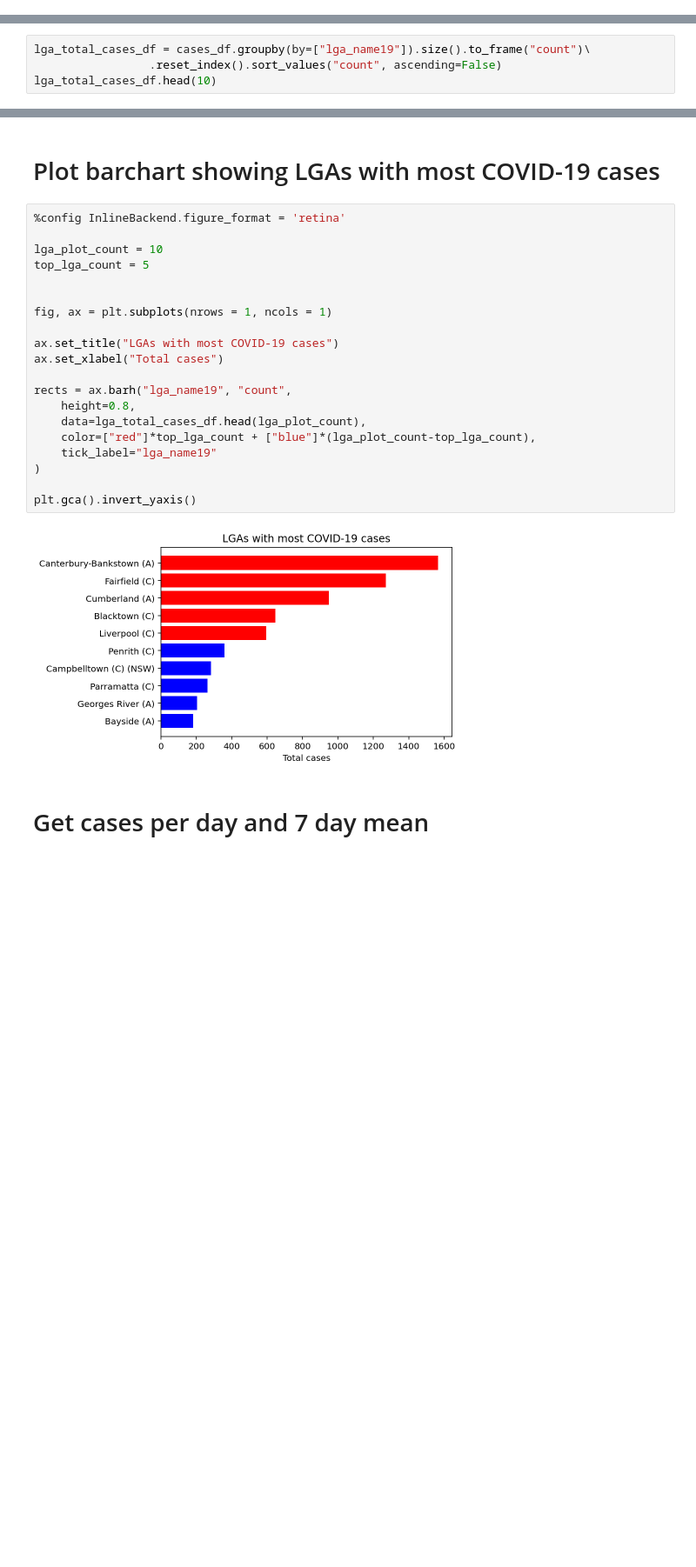
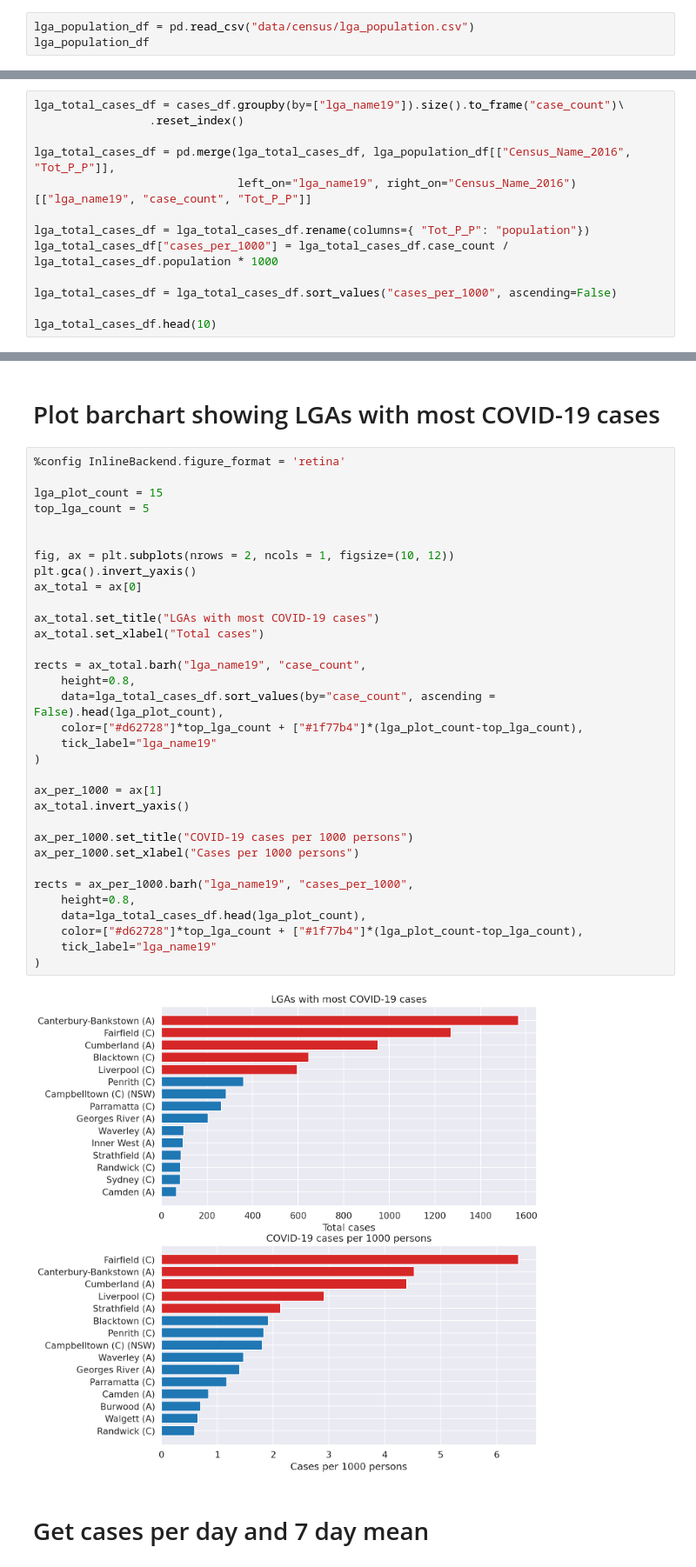
Before and after one commit to maxim75/data-visualization, a Jupyter notebook: notebooks/COVID_data_1.ipynb, the cells around one changed output, grey strips where cells are left out. Shown at 87% size. Drawn from its saved outputs; the diff is of its cells as text; blank space fills up the shorter version.

Commit message:
COVID data part 2

```diff
--- a/notebooks/COVID_data_1.ipynb
+++ b/notebooks/COVID_data_1.ipynb
@@ -28,0 +31,3 @@ cases_df = cases_df[(cases_df.notification_date >= start_date) & (cases_df.notif
+# %%
+lga_population_df = pd.read_csv("data/census/lga_population.csv")
+lga_population_df
@@ -29,7 +48,16 @@ cases_df = cases_df[(cases_df.notification_date >= start_date) & (cases_df.notif
 # %% [markdown]
 # Find LGAs with most number of cases
 # %%
-lga_total_cases_df = cases_df.groupby(by=["lga_name19"]).size().to_frame("count")\
-                 .reset_index().sort_values("count", ascending=False)
+lga_total_cases_df = cases_df.groupby(by=["lga_name19"]).size().to_frame("case_count")\
+                 .reset_index()
+
+lga_total_cases_df = pd.merge(lga_total_cases_df, lga_population_df[["Census_Name_2016", "Tot_P_P"]],
+                              left_on="lga_name19", right_on="Census_Name_2016")[["lga_name19", "case_count", "Tot_P_P"]]
+
+lga_total_cases_df = lga_total_cases_df.rename(columns={ "Tot_P_P": "population"})
+lga_total_cases_df["cases_per_1000"] = lga_total_cases_df.case_count / lga_total_cases_df.population * 1000
+
+lga_total_cases_df = lga_total_cases_df.sort_values("cases_per_1000", ascending=False)
+
 lga_total_cases_df.head(10)
 # %% [output]
@@ -49,25 +77,38 @@ lga_total_cases_df.head(10)
 # %%
 %config InlineBackend.figure_format = 'retina'
 
-lga_plot_count = 10
+lga_plot_count = 15
 top_lga_count = 5
 
 
-fig, ax = plt.subplots(nrows = 1, ncols = 1)
+fig, ax = plt.subplots(nrows = 2, ncols = 1, figsize=(10, 12))
+plt.gca().invert_yaxis()
+ax_total = ax[0]
 
-ax.set_title("LGAs with most COVID-19 cases")
-ax.set_xlabel("Total cases")
+ax_total.set_title("LGAs with most COVID-19 cases")
+ax_total.set_xlabel("Total cases")
 
-rects = ax.barh("lga_name19", "count",
+rects = ax_total.barh("lga_name19", "case_count",
     height=0.8,
-    data=lga_total_cases_df.head(lga_plot_count),
-    color=["red"]*top_lga_count + ["blue"]*(lga_plot_count-top_lga_count),
+    data=lga_total_cases_df.sort_values(by="case_count", ascending = False).head(lga_plot_count),
+    color=["#d62728"]*top_lga_count + ["#1f77b4"]*(lga_plot_count-top_lga_count),
     tick_label="lga_name19"
 )
 
-plt.gca().invert_yaxis()
+ax_per_1000 = ax[1]
+ax_total.invert_yaxis()
+
+ax_per_1000.set_title("COVID-19 cases per 1000 persons")
+ax_per_1000.set_xlabel("Cases per 1000 persons")
+
+rects = ax_per_1000.barh("lga_name19", "cases_per_1000",
+    height=0.8,
+    data=lga_total_cases_df.head(lga_plot_count),
+    color=["#d62728"]*top_lga_count + ["#1f77b4"]*(lga_plot_count-top_lga_count),
+    tick_label="lga_name19"
+)
 # %% [output]
-[figure, old version]
+[figure, new version]
 # %% [markdown]
 # Get cases per day and 7 day mean
 # %%
```
Also changed, not shown: parts of 6 cells of this notebook, 2 other files.
